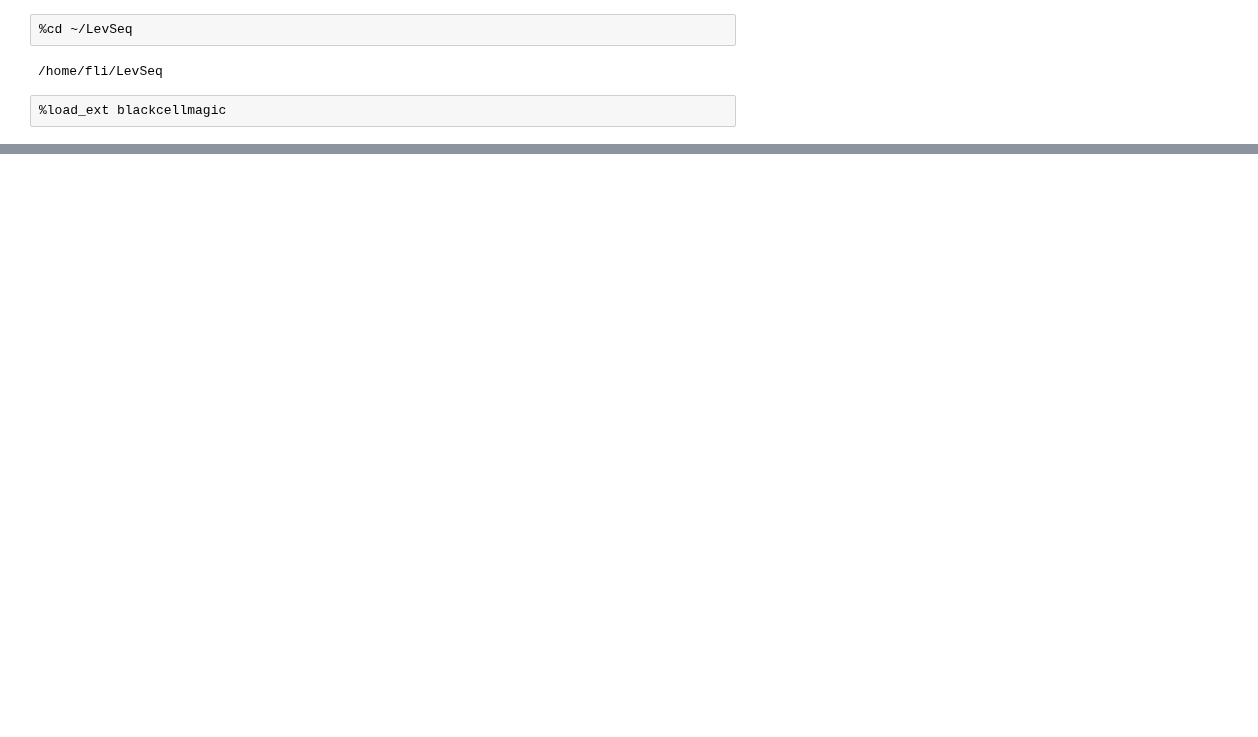
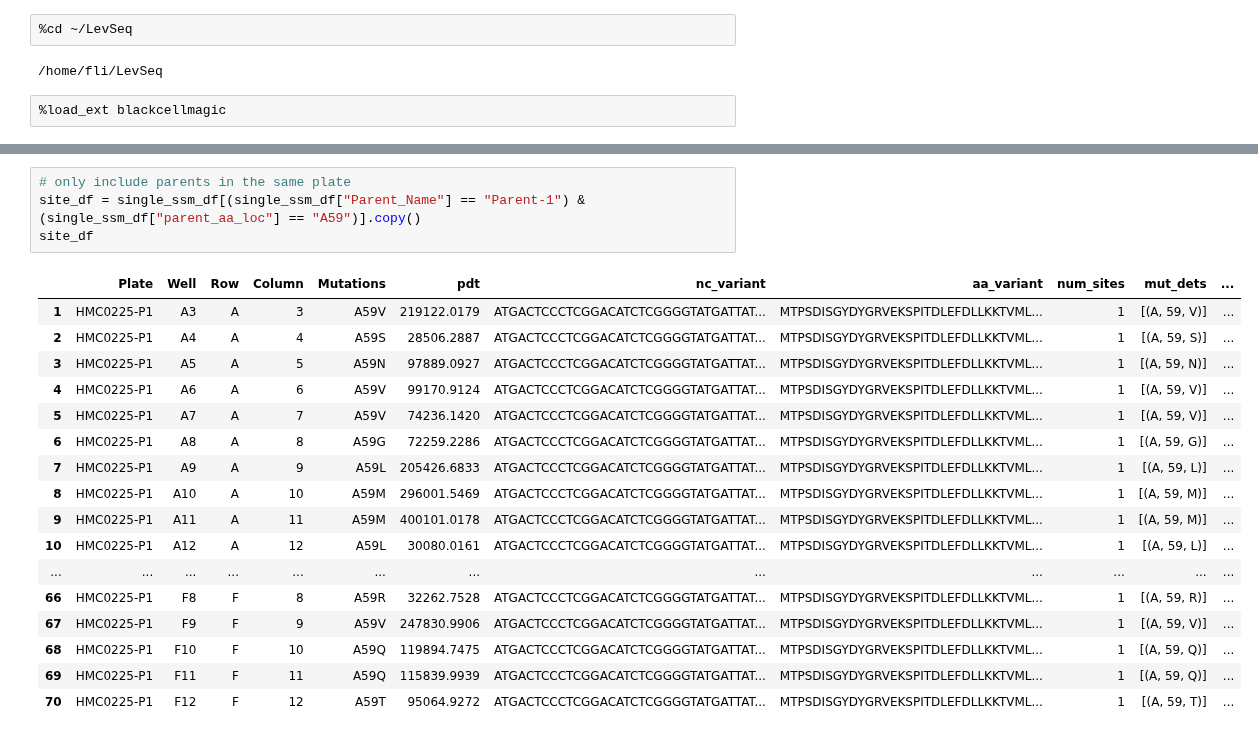
Before and after one commit to fhalab/LevSeq, a Jupyter notebook: sandbox/seqfit.ipynb, the cells around one changed output, grey strips where cells are left out. Cells and saved outputs as stored; diff of their text form; blank space fills up the shorter version.

```diff
--- a/sandbox/seqfit.ipynb
+++ b/sandbox/seqfit.ipynb
@@ -331,0 +334,22 @@ def plot_single_ssm_avg(
+# %%
+# only include parents in the same plate
+site_df = single_ssm_df[(single_ssm_df["Parent_Name"] == "Parent-1") & (single_ssm_df["parent_aa_loc"] == "A59")].copy()
+site_df
+# %% [output]
+|  | Plate | Well | Row | Column | Mutations | pdt | nc_variant | aa_variant | num_sites | mut_dets | ... |
+| 1 | HMC0225-P1 | A3 | A | 3 | A59V | 219122.0179 | ATGACTCCCTCGGACATCTCGGGGTATGATTAT... | MTPSDISGYDYGRVEKSPITDLEFDLLKKTVML... | 1 | [(A, 59, V)] | ... |
+| 2 | HMC0225-P1 | A4 | A | 4 | A59S | 28506.2887 | ATGACTCCCTCGGACATCTCGGGGTATGATTAT... | MTPSDISGYDYGRVEKSPITDLEFDLLKKTVML... | 1 | [(A, 59, S)] | ... |
+| 3 | HMC0225-P1 | A5 | A | 5 | A59N | 97889.0927 | ATGACTCCCTCGGACATCTCGGGGTATGATTAT... | MTPSDISGYDYGRVEKSPITDLEFDLLKKTVML... | 1 | [(A, 59, N)] | ... |
+| 4 | HMC0225-P1 | A6 | A | 6 | A59V | 99170.9124 | ATGACTCCCTCGGACATCTCGGGGTATGATTAT... | MTPSDISGYDYGRVEKSPITDLEFDLLKKTVML... | 1 | [(A, 59, V)] | ... |
+| 5 | HMC0225-P1 | A7 | A | 7 | A59V | 74236.1420 | ATGACTCCCTCGGACATCTCGGGGTATGATTAT... | MTPSDISGYDYGRVEKSPITDLEFDLLKKTVML... | 1 | [(A, 59, V)] | ... |
+| 6 | HMC0225-P1 | A8 | A | 8 | A59G | 72259.2286 | ATGACTCCCTCGGACATCTCGGGGTATGATTAT... | MTPSDISGYDYGRVEKSPITDLEFDLLKKTVML... | 1 | [(A, 59, G)] | ... |
+| 7 | HMC0225-P1 | A9 | A | 9 | A59L | 205426.6833 | ATGACTCCCTCGGACATCTCGGGGTATGATTAT... | MTPSDISGYDYGRVEKSPITDLEFDLLKKTVML... | 1 | [(A, 59, L)] | ... |
+| 8 | HMC0225-P1 | A10 | A | 10 | A59M | 296001.5469 | ATGACTCCCTCGGACATCTCGGGGTATGATTAT... | MTPSDISGYDYGRVEKSPITDLEFDLLKKTVML... | 1 | [(A, 59, M)] | ... |
+| 9 | HMC0225-P1 | A11 | A | 11 | A59M | 400101.0178 | ATGACTCCCTCGGACATCTCGGGGTATGATTAT... | MTPSDISGYDYGRVEKSPITDLEFDLLKKTVML... | 1 | [(A, 59, M)] | ... |
+| 10 | HMC0225-P1 | A12 | A | 12 | A59L | 30080.0161 | ATGACTCCCTCGGACATCTCGGGGTATGATTAT... | MTPSDISGYDYGRVEKSPITDLEFDLLKKTVML... | 1 | [(A, 59, L)] | ... |
+| ... | ... | ... | ... | ... | ... | ... | ... | ... | ... | ... | ... |
+| 66 | HMC0225-P1 | F8 | F | 8 | A59R | 32262.7528 | ATGACTCCCTCGGACATCTCGGGGTATGATTAT... | MTPSDISGYDYGRVEKSPITDLEFDLLKKTVML... | 1 | [(A, 59, R)] | ... |
+| 67 | HMC0225-P1 | F9 | F | 9 | A59V | 247830.9906 | ATGACTCCCTCGGACATCTCGGGGTATGATTAT... | MTPSDISGYDYGRVEKSPITDLEFDLLKKTVML... | 1 | [(A, 59, V)] | ... |
+| 68 | HMC0225-P1 | F10 | F | 10 | A59Q | 119894.7475 | ATGACTCCCTCGGACATCTCGGGGTATGATTAT... | MTPSDISGYDYGRVEKSPITDLEFDLLKKTVML... | 1 | [(A, 59, Q)] | ... |
+| 69 | HMC0225-P1 | F11 | F | 11 | A59Q | 115839.9939 | ATGACTCCCTCGGACATCTCGGGGTATGATTAT... | MTPSDISGYDYGRVEKSPITDLEFDLLKKTVML... | 1 | [(A, 59, Q)] | ... |
+| 70 | HMC0225-P1 | F12 | F | 12 | A59T | 95064.9272 | ATGACTCCCTCGGACATCTCGGGGTATGATTAT... | MTPSDISGYDYGRVEKSPITDLEFDLLKKTVML... | 1 | [(A, 59, T)] | ... |
```
Also changed, not shown: parts of 25 cells of this notebook, 2 other files.
